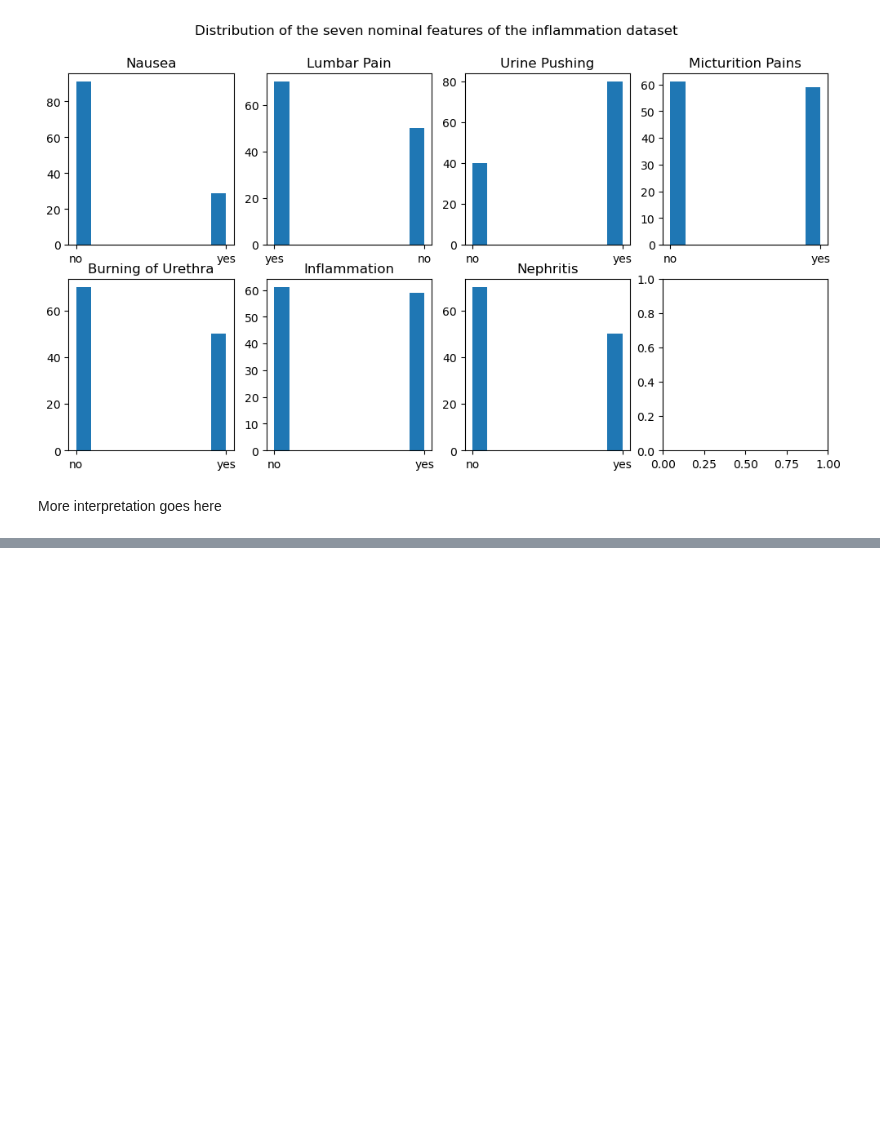
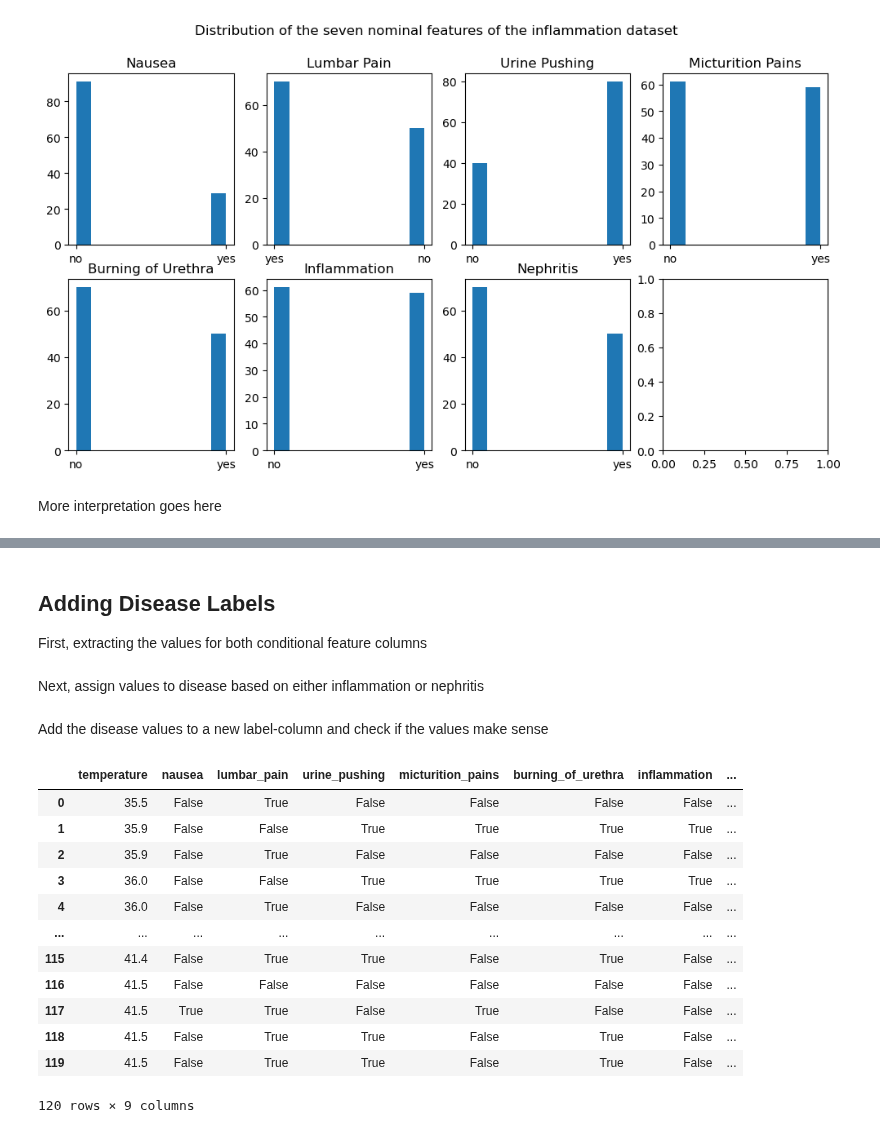
Before and after one commit to MarcoAigner/Machine-Learning-Practical, a Jupyter notebook: project_1/naive_bayes.ipynb, the cells around one changed output, grey strips where cells are left out. Saved outputs shown, nothing was run; the diff lists cells and outputs as text; code cells hidden in the pictures; blank space fills up the shorter version.

```diff
--- a/project_1/naive_bayes.ipynb
+++ b/project_1/naive_bayes.ipynb
@@ -85,0 +128,29 @@ More interpretation goes here
+# %% [markdown]
+## Adding Disease Labels
+First, extracting the values for both conditional feature columns
+# %%
+inflammation_values = inflammation_data.loc[:, 'inflammation']
+nephritis_values = inflammation_data.loc[:, 'nephritis']
+# %% [markdown]
+Next, assign values to disease based on either inflammation or nephritis
+# %%
+disease_labels = [inflammation or nephritis for inflammation, nephritis in zip(inflammation_values, nephritis_values)]
+# %% [markdown]
+Add the disease values to a new label-column and check if the values make sense
+# %%
+inflammation_data['disease'] = disease_labels
+inflammation_data
+# %% [output]
+|  | temperature | nausea | lumbar_pain | urine_pushing | micturition_pains | burning_of_urethra | inflammation | ... |
+| 0 | 35.5 | False | True | False | False | False | False | ... |
+| 1 | 35.9 | False | False | True | True | True | True | ... |
+| 2 | 35.9 | False | True | False | False | False | False | ... |
+| 3 | 36.0 | False | False | True | True | True | True | ... |
+| 4 | 36.0 | False | True | False | False | False | False | ... |
+| ... | ... | ... | ... | ... | ... | ... | ... | ... |
+| 115 | 41.4 | False | True | True | False | True | False | ... |
+| 116 | 41.5 | False | False | False | False | False | False | ... |
+| 117 | 41.5 | True | True | False | True | False | False | ... |
+| 118 | 41.5 | False | True | True | False | True | False | ... |
+| 119 | 41.5 | False | True | True | False | True | False | ... |
+120 rows × 9 columns
```
Also changed, not shown: parts of 4 cells of this notebook.
